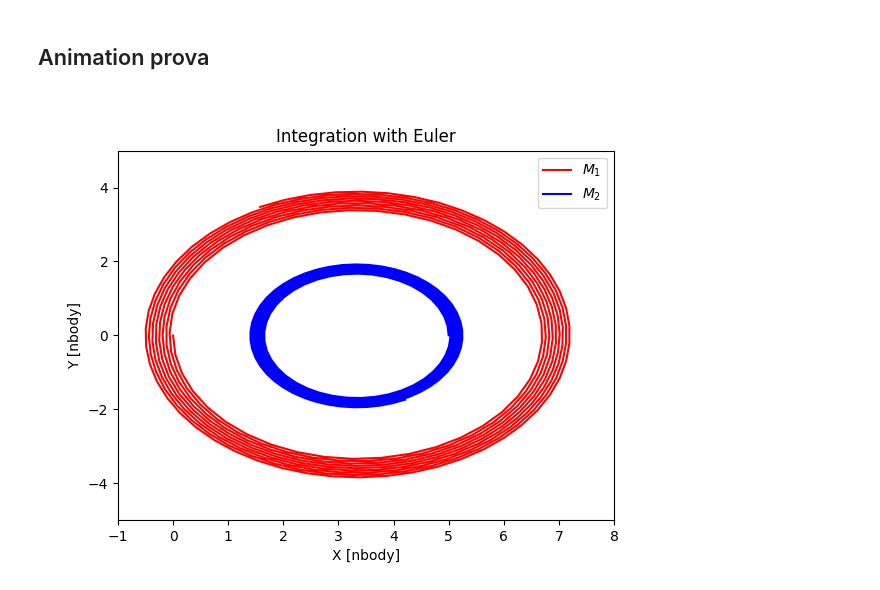
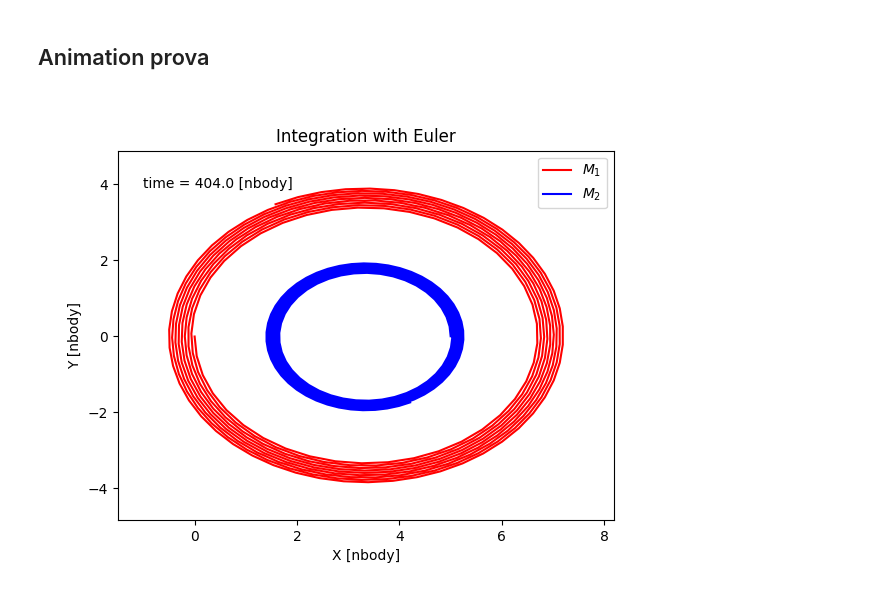
Before and after one commit to giadaaggio/compastro_23, a Jupyter notebook: Fireworks/assignment3/circular_orbit.ipynb, the cells around one changed output. Saved outputs shown, nothing was run; the diff lists cells and outputs as text; code cells hidden in the pictures.

Commit message:
animations and issues fixed

```diff
--- a/Fireworks/assignment3/circular_orbit.ipynb
+++ b/Fireworks/assignment3/circular_orbit.ipynb
@@ -188,9 +193,10 @@ Now let's use `integration_leapfrog`.
 # %%
 # LEAPFROG
 part_leapfrog = part.copy()
-path1_leapfrog, path2_leapfrog, Etot_leapfrog, Ekin_leapfrog, Epot_leapfrog = integration_leapfrog(h, tsimulation, t, N)
+path1_leapfrog, path2_leapfrog, Etot_leapfrog, Ekin_leapfrog, Epot_leapfrog = integration_leapfrog(part_leapfrog, h, tsimulation, t, N)
 
 # PLOT LEAPFROG
+plt.figure(figsize=(6,4))
 plt.title('Integration using Leapfrog')
 plt.plot(path1_leapfrog[:,0], path1_leapfrog[:,1], label=f'$M_1$', color='red')
 plt.plot(path2_leapfrog[:,0], path2_leapfrog[:,1], label=f'$M_2$', color='blue')
@@ -363,34 +391,40 @@ import matplotlib.animation as anim
 # %%
 path_length = len(path1_euler)
 subsample = 100
+
+time = time_euler[::subsample]
 
 x1 = path1_euler[::subsample, 0]
 y1 = path1_euler[::subsample, 1]
 x2 = path2_euler[::subsample, 0]
 y2 = path2_euler[::subsample, 1]
 
 fig, ax = plt.subplots()
 
+
 traj_1, = ax.plot([], [], label=f'$M_1$', color = 'red')
 traj_2, = ax.plot([], [], label=f'$M_2$', color = 'blue')
+time_template = 'time = %.1f [nbody]'
+time_text = ax.text(0.05, 0.9, '', transform=ax.transAxes)
 
-ax.set_xlim(-1, 8)
-ax.set_ylim(-5, 5)
+ax.set_xlim(min(min(x1),min(x2))-1, max(max(x1),max(x2))+1)
+ax.set_ylim(min(min(y1),min(y2))-1, max(max(y1),max(y2))+1)
+
 
 def animate(i):
-    idx = min(i * subsample, path_length - 1)
     traj_1.set_data(x1[:i], y1[:i])  # Update the data for trajectory 1
     traj_2.set_data(x2[:i], y2[:i])  # Update the data for trajectory 2
+    time_text.set_text(time_template % (time[i-1]))
 
-    return traj_1, traj_2
+    return traj_1, traj_2, time_text
 
 frames = int(np.ceil(path_length / subsample))
 animation = anim.FuncAnimation(fig, animate, frames=frames, blit=True)
 
 plt.title('Integration with Euler')
 plt.xlabel('X [nbody]')
 plt.ylabel('Y [nbody]')
 plt.legend()
-animation.save('evolution_circular_euler_60fps.gif', writer = 'pillow', fps = 60)
+animation.save('evolution_circular_euler.gif', writer = 'pillow', fps = 60)
 # %% [output]
-[figure, old version]
+[figure, new version]
```
Also changed, not shown: parts of 9 cells of this notebook, 5 other files.
